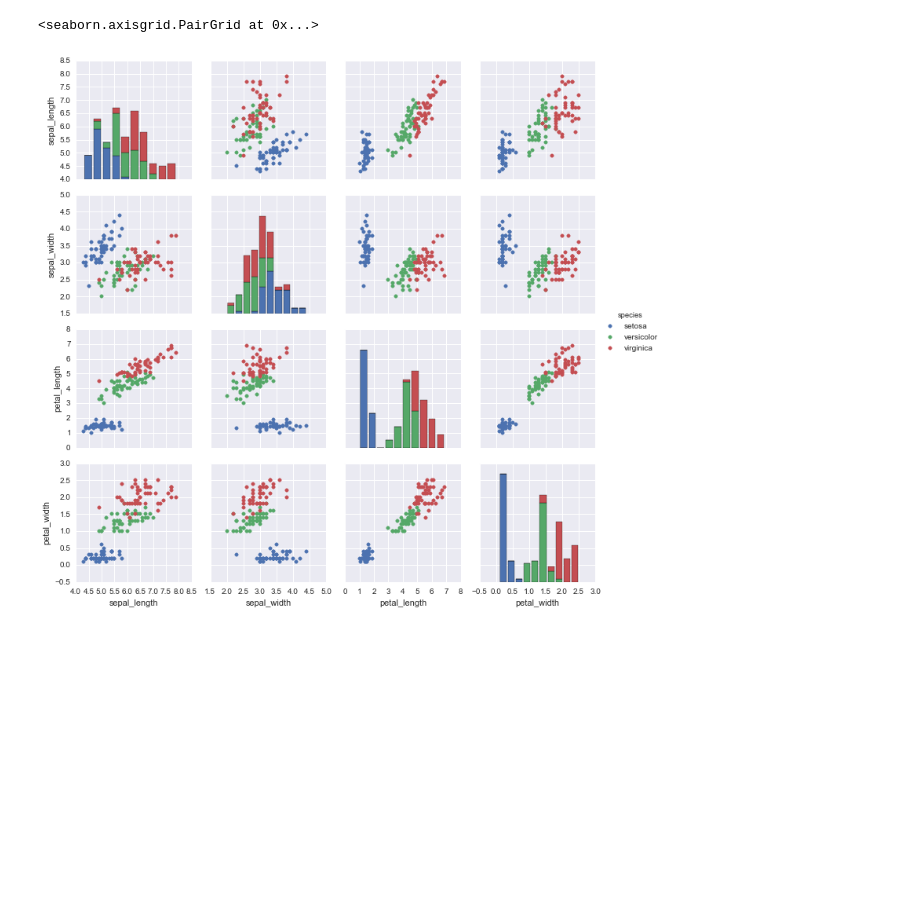
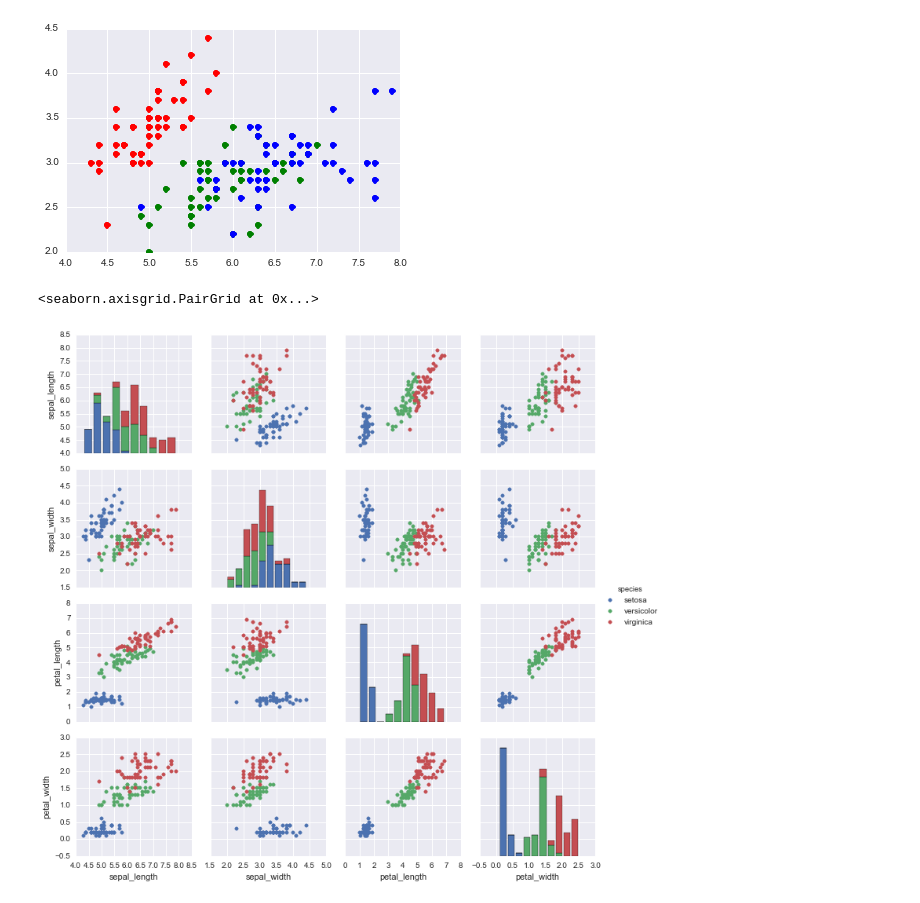
Before and after one commit to tomasmcz/su4ss, a Jupyter notebook: 02 KNN.ipynb, the cells around one changed output. Cells and saved outputs as stored; diff of their text form; code cells hidden in the pictures; blank space fills up the shorter version.

```diff
--- a/Strojové učení 01.ipynb
+++ b/02 KNN.ipynb
@@ -7 +6,22 @@ https://github.com/martinpilat/CImethods
+# %%
+%matplotlib inline
+import csv
+import matplotlib.pyplot as plt
+
+data = list(csv.reader(open('data/iris.data')))
+
+setosa = data[0:50]
+versicolor = data[50:100]
+virginica = data[100:150]
+
+def plot_irises(data, x_attr, y_attr, color):
+    xs = [a[x_attr] for a in data]
+    ys = [a[y_attr] for a in data]
+    plt.plot(xs, ys, 'o', color=color)
+
+plot_irises(setosa, 0, 1, 'r')
+plot_irises(versicolor, 0, 1, 'g')
+plot_irises(virginica, 0, 1, 'b')
+# %% [output]
+[figure, added]
 # %%
```
Also changed, not shown: parts of 5 cells of this notebook, 4 other files.
